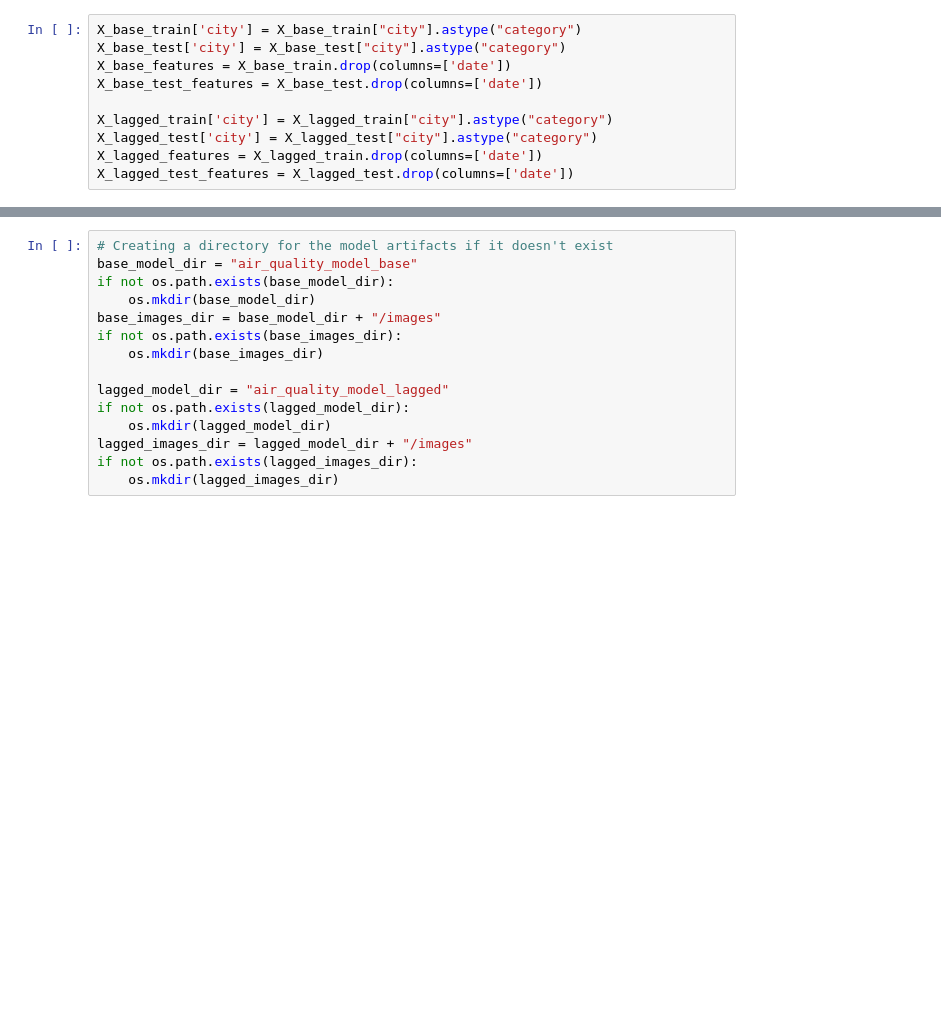
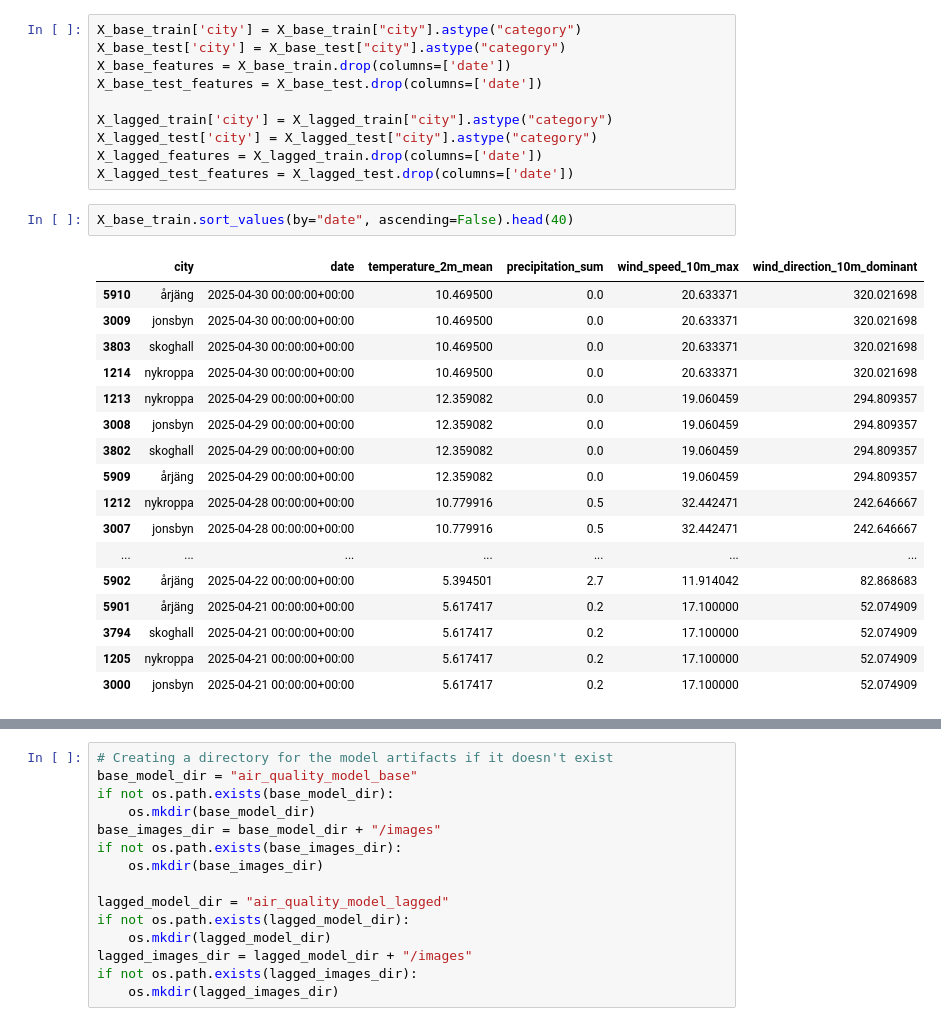
Before and after one commit to kilianp14/air_quality_prediction, a Jupyter notebook: 3_air_quality_training_pipeline.ipynb, the cells around one changed output, grey strips where cells are left out. Drawn from its saved outputs; the diff is of its cells as text; blank space fills up the shorter version.

Commit message:
Executed the training notebook

```diff
--- a/3_air_quality_training_pipeline.ipynb
+++ b/3_air_quality_training_pipeline.ipynb
@@ -73,6 +84,26 @@ X_lagged_train['city'] = X_lagged_train["city"].astype("category")
 X_lagged_test['city'] = X_lagged_test["city"].astype("category")
 X_lagged_features = X_lagged_train.drop(columns=['date'])
 X_lagged_test_features = X_lagged_test.drop(columns=['date'])
+# %%
+X_base_train.sort_values(by="date", ascending=False).head(40)
+# %% [output]
+|  | city | date | temperature_2m_mean | precipitation_sum | wind_speed_10m_max | wind_direction_10m_dominant |
+| 5910 | årjäng | 2025-04-30 00:00:00+00:00 | 10.469500 | 0.0 | 20.633371 | 320.021698 |
+| 3009 | jonsbyn | 2025-04-30 00:00:00+00:00 | 10.469500 | 0.0 | 20.633371 | 320.021698 |
+| 3803 | skoghall | 2025-04-30 00:00:00+00:00 | 10.469500 | 0.0 | 20.633371 | 320.021698 |
+| 1214 | nykroppa | 2025-04-30 00:00:00+00:00 | 10.469500 | 0.0 | 20.633371 | 320.021698 |
+| 1213 | nykroppa | 2025-04-29 00:00:00+00:00 | 12.359082 | 0.0 | 19.060459 | 294.809357 |
+| 3008 | jonsbyn | 2025-04-29 00:00:00+00:00 | 12.359082 | 0.0 | 19.060459 | 294.809357 |
+| 3802 | skoghall | 2025-04-29 00:00:00+00:00 | 12.359082 | 0.0 | 19.060459 | 294.809357 |
+| 5909 | årjäng | 2025-04-29 00:00:00+00:00 | 12.359082 | 0.0 | 19.060459 | 294.809357 |
+| 1212 | nykroppa | 2025-04-28 00:00:00+00:00 | 10.779916 | 0.5 | 32.442471 | 242.646667 |
+| 3007 | jonsbyn | 2025-04-28 00:00:00+00:00 | 10.779916 | 0.5 | 32.442471 | 242.646667 |
+| ... | ... | ... | ... | ... | ... | ... |
+| 5902 | årjäng | 2025-04-22 00:00:00+00:00 | 5.394501 | 2.7 | 11.914042 | 82.868683 |
+| 5901 | årjäng | 2025-04-21 00:00:00+00:00 | 5.617417 | 0.2 | 17.100000 | 52.074909 |
+| 3794 | skoghall | 2025-04-21 00:00:00+00:00 | 5.617417 | 0.2 | 17.100000 | 52.074909 |
+| 1205 | nykroppa | 2025-04-21 00:00:00+00:00 | 5.617417 | 0.2 | 17.100000 | 52.074909 |
+| 3000 | jonsbyn | 2025-04-21 00:00:00+00:00 | 5.617417 | 0.2 | 17.100000 | 52.074909 |
 # %%
 # Creating an instance of the XGBoost Regressor
 xgb_base_regressor = XGBRegressor(enable_categorical=True, tree_method="hist")
```
Also changed, not shown: parts of 12 cells of this notebook.
